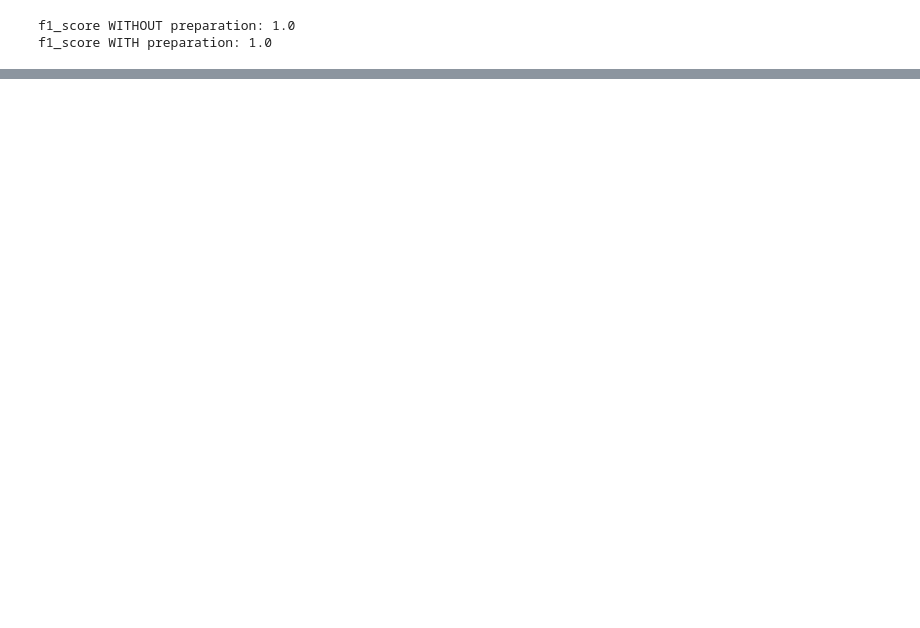
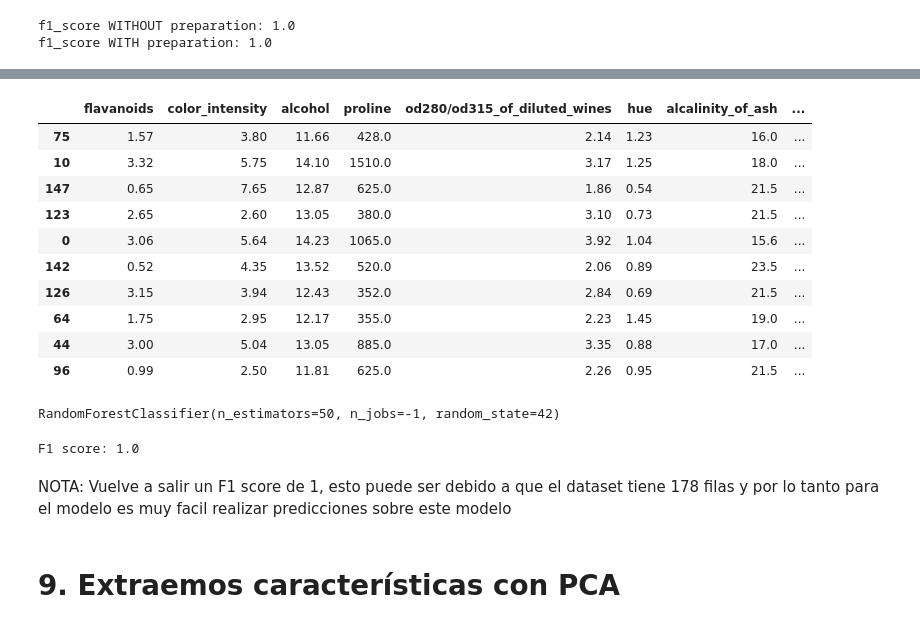
Before and after one commit to Jootgitoo/PIA, a Jupyter notebook: ML_arboldecision_randomforest-main/ejercicio-arboles-decision.ipynb, the cells around one changed output, grey strips where cells are left out. Cells and saved outputs as stored; diff of their text form; code cells hidden in the pictures; blank space fills up the shorter version.

```diff
--- a/ML_arboldecision_randomforest-main/ejercicio-arboles-decision.ipynb
+++ b/ML_arboldecision_randomforest-main/ejercicio-arboles-decision.ipynb
@@ -385,0 +415,6 @@ f1_score WITH preparation: 1.0
+# %%
+# Podemos extraer que características son más importantes para la correcta clasificación de los datos
+feature_importances = {name: score for name, score in zip(list(df), clf_rnd.feature_importances_)}
+
+feature_importances_sorted = pd.Series(feature_importances).sort_values(ascending=False)
+feature_importances_sorted.head(20)
@@ -385,0 +438,5 @@ f1_score WITH preparation: 1.0
+# %%
+# Extraemos las 10 caracteristicas con mas relevancia para el algoritmo
+columns = list(feature_importances_sorted.head(10).index)
+
+columns
@@ -385,0 +454,24 @@ f1_score WITH preparation: 1.0
+# %%
+X_train_reduced = X_train[columns].copy()
+X_val_reduced = X_val[columns].copy()
+
+X_train_reduced.head(10)
+# %% [output]
+|  | flavanoids | color_intensity | alcohol | proline | od280/od315_of_diluted_wines | hue | alcalinity_of_ash | ... |
+| 75 | 1.57 | 3.80 | 11.66 | 428.0 | 2.14 | 1.23 | 16.0 | ... |
+| 10 | 3.32 | 5.75 | 14.10 | 1510.0 | 3.17 | 1.25 | 18.0 | ... |
+| 147 | 0.65 | 7.65 | 12.87 | 625.0 | 1.86 | 0.54 | 21.5 | ... |
+| 123 | 2.65 | 2.60 | 13.05 | 380.0 | 3.10 | 0.73 | 21.5 | ... |
+| 0 | 3.06 | 5.64 | 14.23 | 1065.0 | 3.92 | 1.04 | 15.6 | ... |
+| 142 | 0.52 | 4.35 | 13.52 | 520.0 | 2.06 | 0.89 | 23.5 | ... |
+| 126 | 3.15 | 3.94 | 12.43 | 352.0 | 2.84 | 0.69 | 21.5 | ... |
+| 64 | 1.75 | 2.95 | 12.17 | 355.0 | 2.23 | 1.45 | 19.0 | ... |
+| 44 | 3.00 | 5.04 | 13.05 | 885.0 | 3.35 | 0.88 | 17.0 | ... |
+| 96 | 0.99 | 2.50 | 11.81 | 625.0 | 2.26 | 0.95 | 21.5 | ... |
+# %%
+from sklearn.ensemble import RandomForestClassifier
+
+clf_rnd = RandomForestClassifier(n_estimators=50, random_state=42, n_jobs=-1)
+clf_rnd.fit(X_train_reduced, y_train)
+# %% [output]
+RandomForestClassifier(n_estimators=50, n_jobs=-1, random_state=42)
@@ -385,0 +481,8 @@ f1_score WITH preparation: 1.0
+# %%
+print("F1 score:", f1_score(y_pred, y_val, average='weighted'))
+# %% [output]
+F1 score: 1.0
+# %% [markdown]
+NOTA: Vuelve a salir un F1 score de 1, esto puede ser debido a que el dataset tiene 178 filas y por lo tanto para el modelo es muy facil realizar predicciones sobre este modelo
+# %% [markdown]
+# 9. Extraemos características con PCA
```
Also changed, not shown: parts of 36 cells of this notebook.
